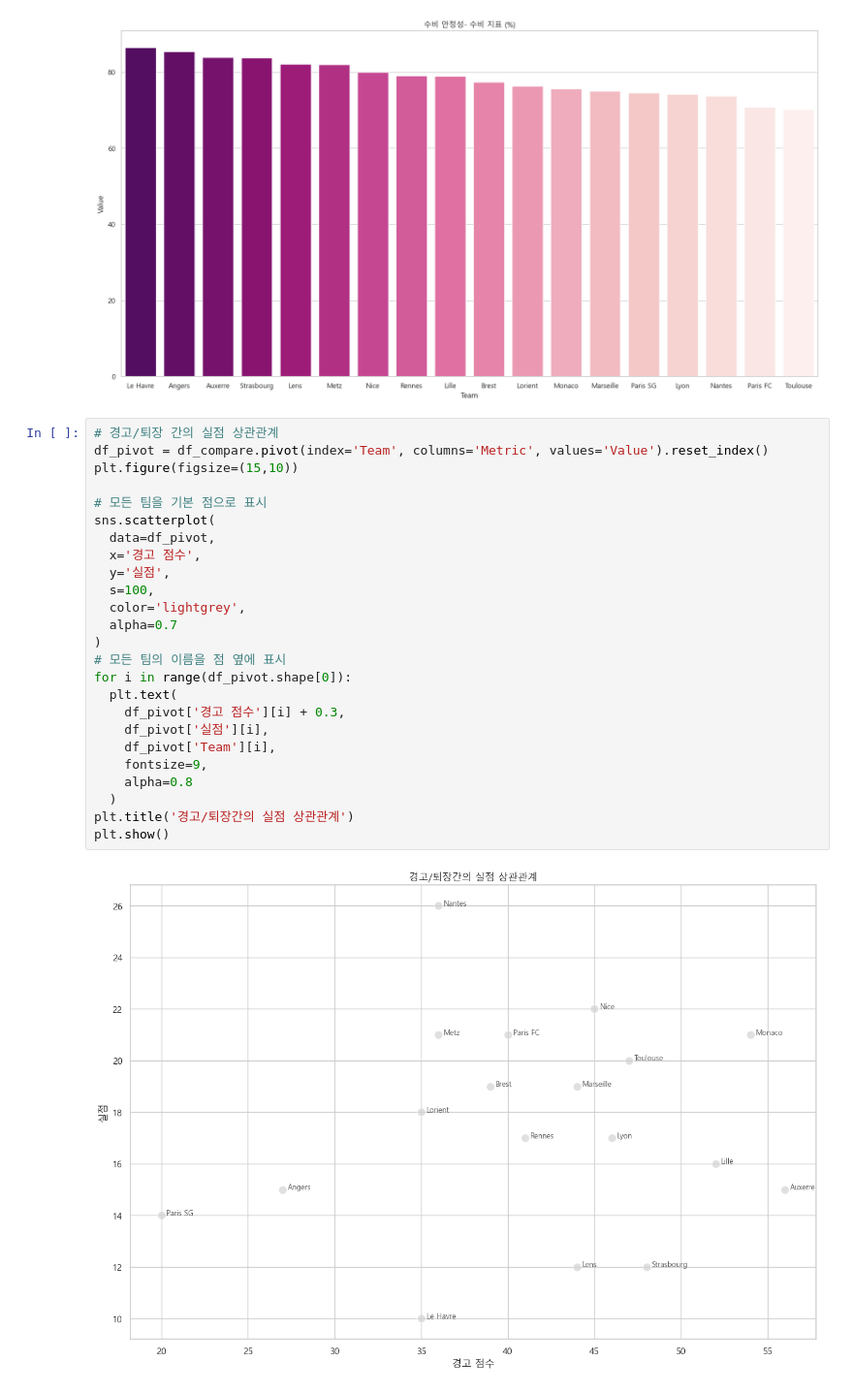
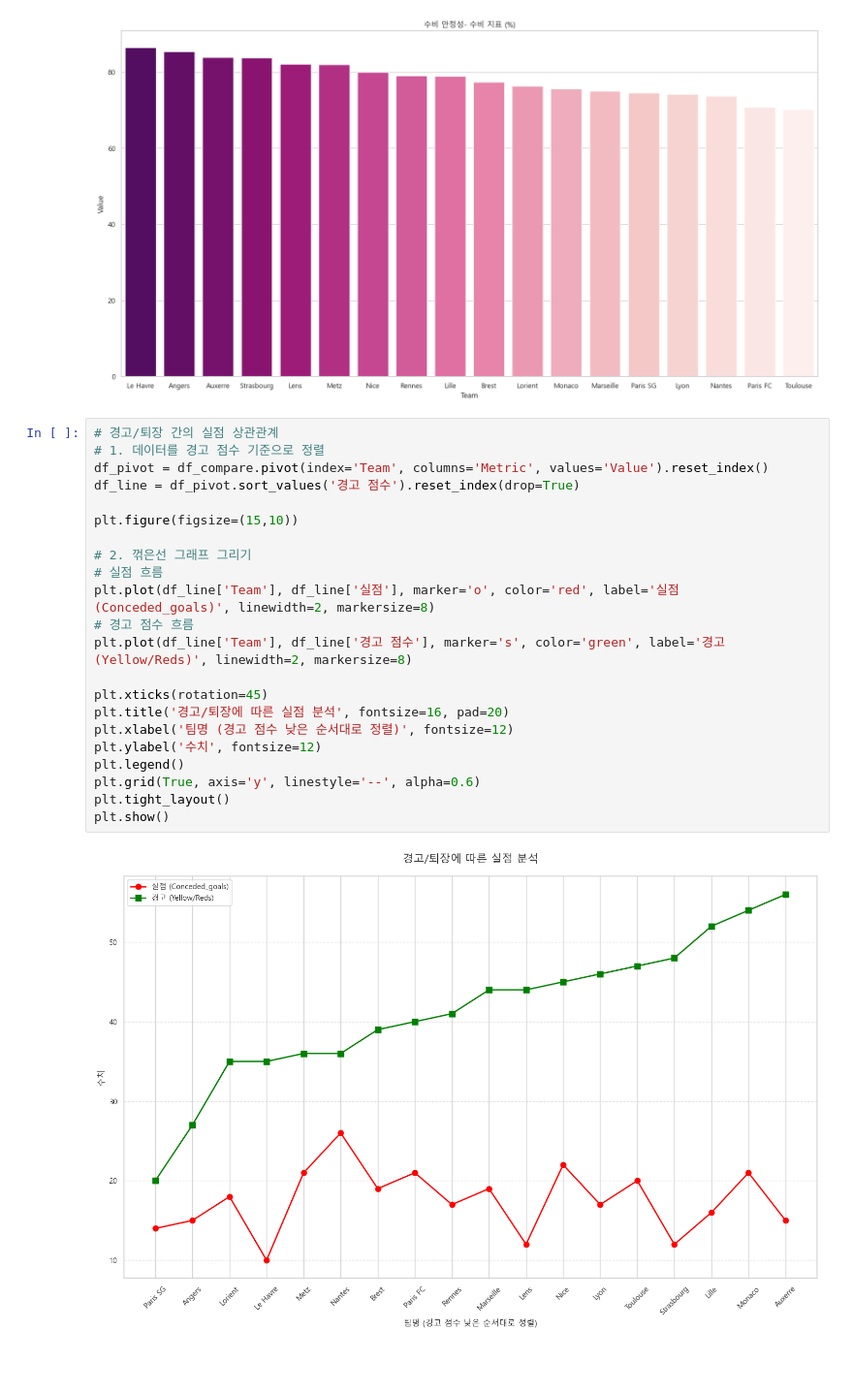
Before and after one commit to 0jyyyyy/Soccer_Lens, a Jupyter notebook: Ligue1/Ligue1_lens_dashboard.ipynb, the cells around one changed output. Shown at 97% size. Cells and saved outputs as stored; diff of their text form; blank space fills up the shorter version.

```diff
--- a/Ligue1/Ligue1_lens_dashboard.ipynb
+++ b/Ligue1/Ligue1_lens_dashboard.ipynb
@@ -150,31 +150,28 @@ Passing `palette` without assigning `hue` is deprecated and will be removed in v
 [figure]
 # %%
 # 경고/퇴장 간의 실점 상관관계
+# 1. 데이터를 경고 점수 기준으로 정렬
 df_pivot = df_compare.pivot(index='Team', columns='Metric', values='Value').reset_index()
+df_line = df_pivot.sort_values('경고 점수').reset_index(drop=True)
+
 plt.figure(figsize=(15,10))
 
-# 모든 팀을 기본 점으로 표시
-sns.scatterplot(
-  data=df_pivot,
-  x='경고 점수',
-  y='실점',
-  s=100,
-  color='lightgrey',
-  alpha=0.7
-)
-# 모든 팀의 이름을 점 옆에 표시
-for i in range(df_pivot.shape[0]):
-  plt.text(
-    df_pivot['경고 점수'][i] + 0.3,
-    df_pivot['실점'][i],
-    df_pivot['Team'][i],
-    fontsize=9,
-    alpha=0.8
-  )
-plt.title('경고/퇴장간의 실점 상관관계')
+# 2. 꺾은선 그래프 그리기
+# 실점 흐름
+plt.plot(df_line['Team'], df_line['실점'], marker='o', color='red', label='실점 (Conceded_goals)', linewidth=2, markersize=8)
+# 경고 점수 흐름
+plt.plot(df_line['Team'], df_line['경고 점수'], marker='s', color='green', label='경고 (Yellow/Reds)', linewidth=2, markersize=8)
+
+plt.xticks(rotation=45)
+plt.title('경고/퇴장에 따른 실점 분석', fontsize=16, pad=20)
+plt.xlabel('팀명 (경고 점수 낮은 순서대로 정렬)', fontsize=12)
+plt.ylabel('수치', fontsize=12)
+plt.legend()
+plt.grid(True, axis='y', linestyle='--', alpha=0.6)
+plt.tight_layout()
 plt.show()
 # %% [output]
-[figure, old version]
+[figure, new version]
 # %%
 # 랑스의 특징을 산점도로 표시
 plt.figure(figsize=(15,10))
```
Also changed, not shown: parts of 2 cells of this notebook.
